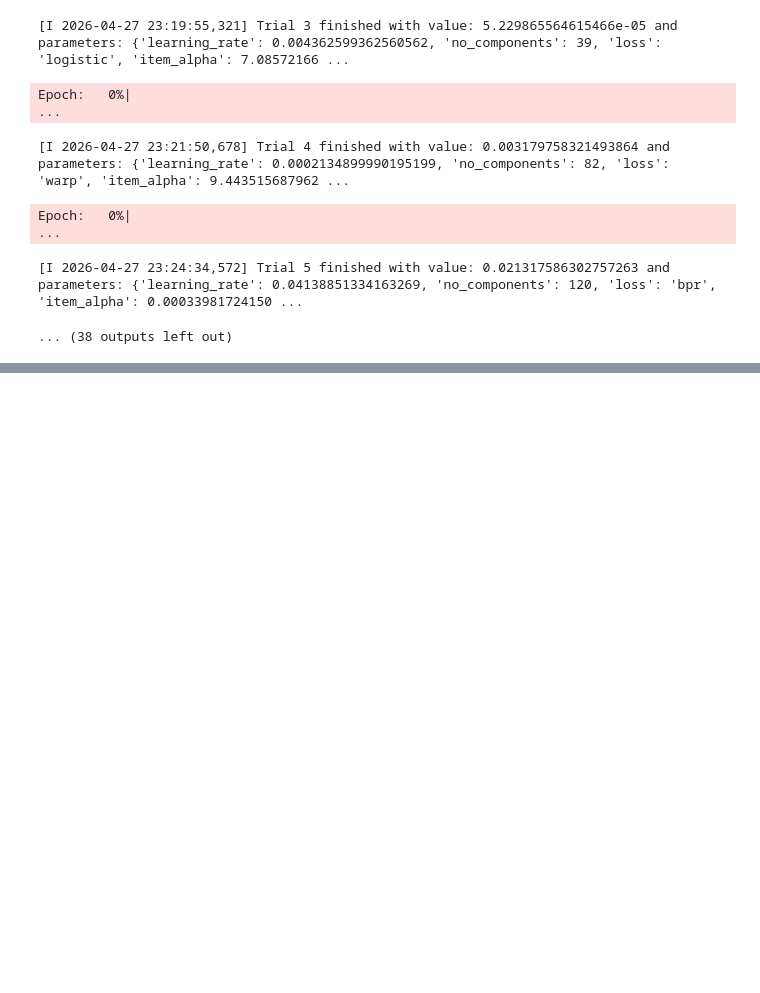
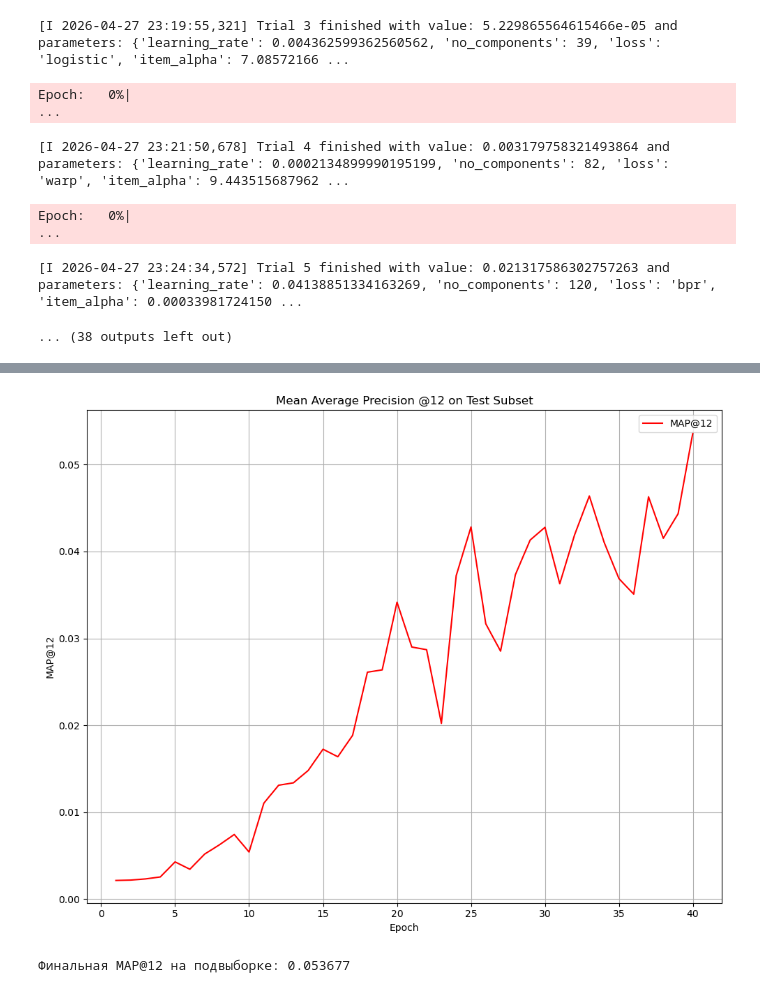
Before and after one commit to Egor1712/RecomendationSystem, a Jupyter notebook: lightfm/training.ipynb, the cells around one changed output, grey strips where cells are left out. Drawn from its saved outputs; the diff is of its cells as text; code cells hidden in the pictures; blank space fills up the shorter version.

```diff
--- a/lightfm/training.ipynb
+++ b/lightfm/training.ipynb
@@ -55,11 +55,9 @@ def load_data(data_dir):
     transactions = reduce_mem_usage(pd.read_csv(os.path.join(data_dir, "transactions.csv")))
     articles = reduce_mem_usage(pd.read_csv(os.path.join(data_dir, "articles.csv")))
     customers = reduce_mem_usage(pd.read_csv(os.path.join(data_dir, "customers.csv")))
-    rfm_features = reduce_mem_usage(pd.read_csv(os.path.join(data_dir, "rfm_features.csv")))
-    return transactions, articles, customers, rfm_features
+    return transactions, articles, customers
 # %%
-transactions, articles, customers, rfm = load_data(RESULT_PREPROCESSED_PATH)
-customers = customers.merge(rfm, on='customer_id', how='left')
+transactions, articles, customers = load_data(RESULT_PREPROCESSED_PATH)
 # %% [output]
 Загрузка данных...
 Memory: 2197.69 Mb -> 796.66 Mb (63.7% reduction)
@@ -255,3 +280,27 @@ print(f"Финальная Precision@12 на подвыборке: {prec:.4f}")
+# %%
+import matplotlib.pyplot as plt
+
+epochs = np.arange(1, 41)
+fig, ax1 = plt.subplots(1, 1, figsize=(10, 8))
+
+
+ax1.plot(epochs, map12_scores, 'r-', label='MAP@12')
+ax1.set_xlabel('Epoch')
+ax1.set_ylabel('MAP@12')
+ax1.set_title('Mean Average Precision @12 on Test Subset')
+ax1.grid(True)
+ax1.legend()
+
+plt.tight_layout()
+plt.savefig('training_curve.png', dpi=150)
+plt.show()
+
+# Финальный результат
+final_map12 = map12_scores[-1] if map12_scores else 0.0
+print(f"Финальная MAP@12 на подвыборке: {final_map12:.6f}")
+# %% [output]
+[figure, added]
+Финальная MAP@12 на подвыборке: 0.053677
 # %%
 user_id_map, user_feature_map, item_id_map, item_feature_map = dataset.mapping()
 index2item = {v:k for k,v in item_id_map.items()}
```
Also changed, not shown: parts of 12 cells of this notebook, 6 other files.
